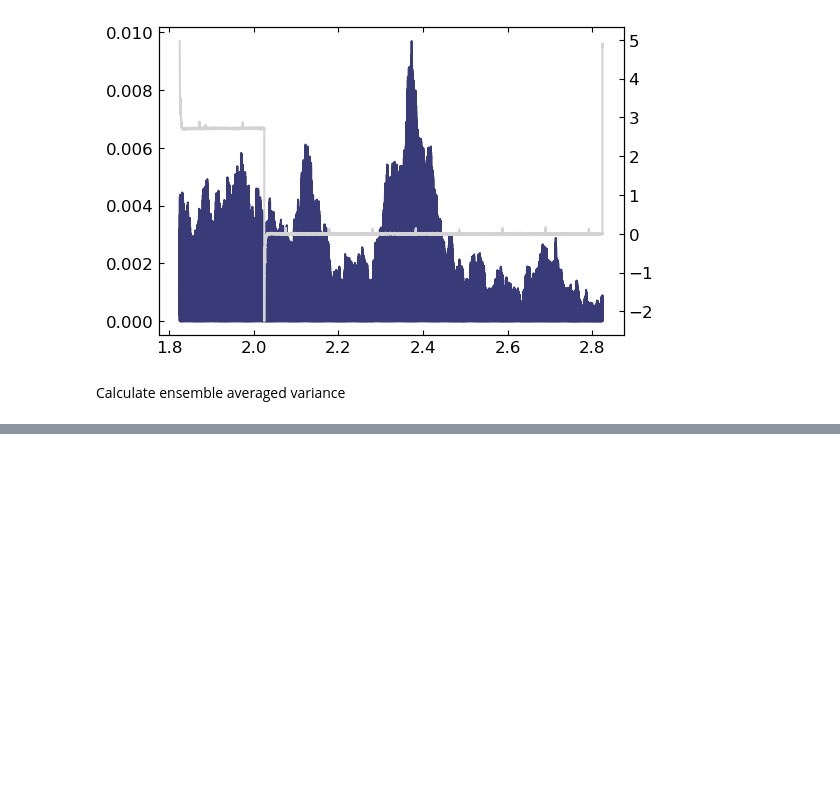
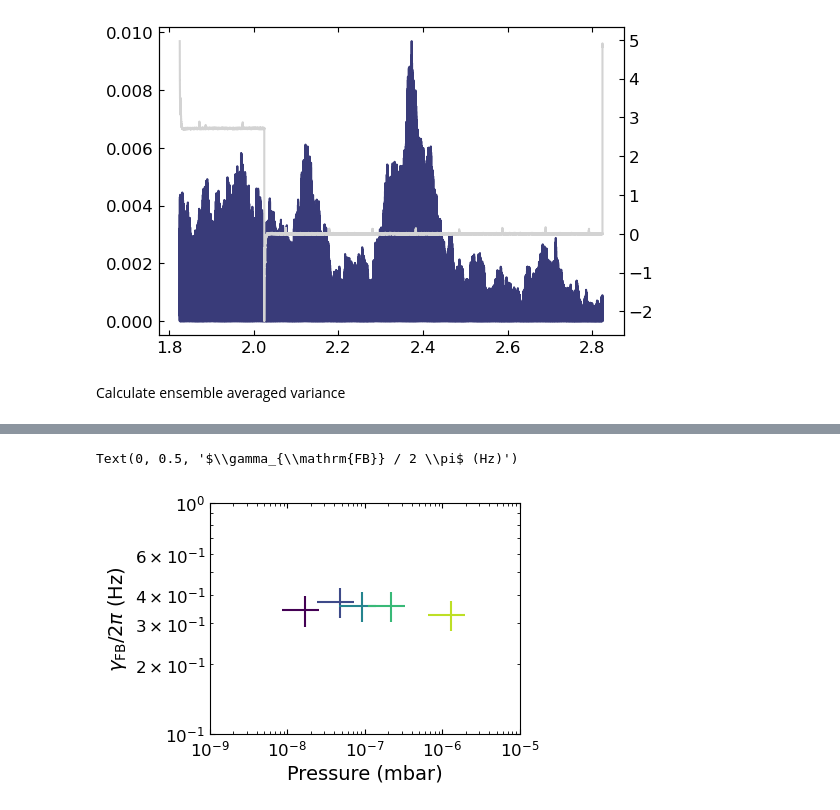
Before and after one commit to yuhants/dm_nanospheres, a Jupyter notebook: analysis_notebooks/20250412_reheating.ipynb, the cells around one changed output, grey strips where cells are left out. Drawn from its saved outputs; the diff is of its cells as text; code cells hidden in the pictures; blank space fills up the shorter version.

```diff
--- a/analysis_notebooks/20250412_reheating.ipynb
+++ b/analysis_notebooks/20250412_reheating.ipynb
@@ -107,0 +143,8 @@ MemoryError: Unable to allocate 229. MiB for an array with shape (30000000,) and
+# %%
+c_mv = 6.711030676159362e-08
+
+z_var_filtered_0 = savgol_filter(var_0 * c_mv**2, 500, 1)
+z_var_filtered_1 = savgol_filter(var_1 * c_mv**2, 500, 1)
+z_var_filtered_2 = savgol_filter(var_2 * c_mv**2, 500, 1)
+z_var_filtered_3 = savgol_filter(var_3 * c_mv**2, 500, 1)
+z_var_filtered_4 = savgol_filter(var_4 * c_mv**2, 500, 1)
@@ -107,0 +177,8 @@ MemoryError: Unable to allocate 229. MiB for an array with shape (30000000,) and
+# %%
+pressures = [1.7e-8, 4.8e-8, 9.2e-8, 2.2e-7, 1.3e-6]
+
+popt, pcov = curve_fit(func, pressures, gamma_heating_khz, sigma=gamma_heating_khz*0.15)
+gamma_ba, gamma_th = popt[1], popt[0]
+
+print(fr'Measured heating rate @1.7e-8 mbar: {gamma_heating_khz[0]:.3f} \pm {gamma_heating_khz[0]*0.15:.3f} kHz')
+print(fr'Fitted photon recoil heating rate: {gamma_ba:.3f} \pm {gamma_ba * 0.15:.3f} kHz')
@@ -107,0 +190,15 @@ MemoryError: Unable to allocate 229. MiB for an array with shape (30000000,) and
+# %%
+def func_expo(x, A, gamma):
+    return A * np.exp(-1 * gamma * x)
+
+lb, ub = 300000, 500000
+
+tt_fit = tt[lb:ub] - tt[lb]
+gamma_fb_fit = []
+for var in var_unfiltered:
+    var_mean_fit = var[lb:ub] * c_mv**2
+    popt, pcov = curve_fit(func_expo, tt_fit, var_mean_fit)
+    gamma_fb_fit.append(popt[1])
+
+gamma_fb_hz = 1 / np.asarray(gamma_fb_fit)
+print(fr'Fitted damping rate: {gamma_fb_hz[0]:.2f} \pm {gamma_fb_hz[0]*0.15:.2f} Hz')
@@ -122,0 +280,17 @@ plt.ylim(0, 2e-17)
+# %%
+fig, ax = plt.subplots(1, 1, figsize=(4, 3))
+
+for i, gamma_fb in enumerate(gamma_fb_hz):
+    ax.errorbar(pressures[i], gamma_fb_hz[i], xerr=pressures[i]/2, yerr=gamma_fb_hz[i]*0.15, color=colors[i])
+
+ax.set_xscale('log')
+ax.set_yscale('log')
+
+ax.set_xlim(1e-9, 1e-5)
+ax.set_ylim(0.1, 1)
+
+ax.set_xlabel('Pressure (mbar)')
+ax.set_ylabel(r'$\gamma_{\mathrm{FB}} / 2 \pi$ (Hz)')
+# %% [output]
+Text(0, 0.5, '$\\gamma_{\\mathrm{FB}} / 2 \\pi$ (Hz)')
+[figure, added]
```
Also changed, not shown: parts of 20 cells of this notebook, 11 other files.
